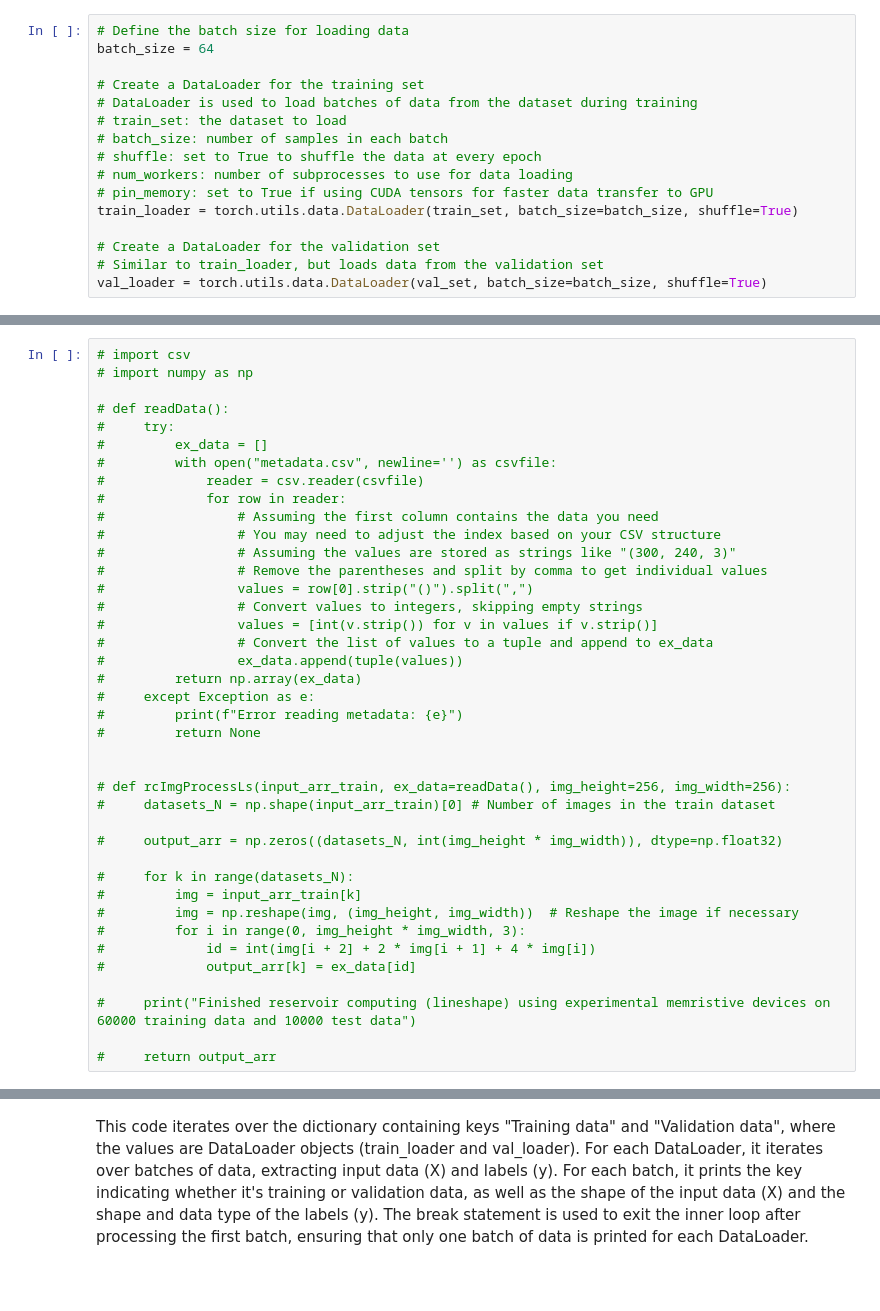
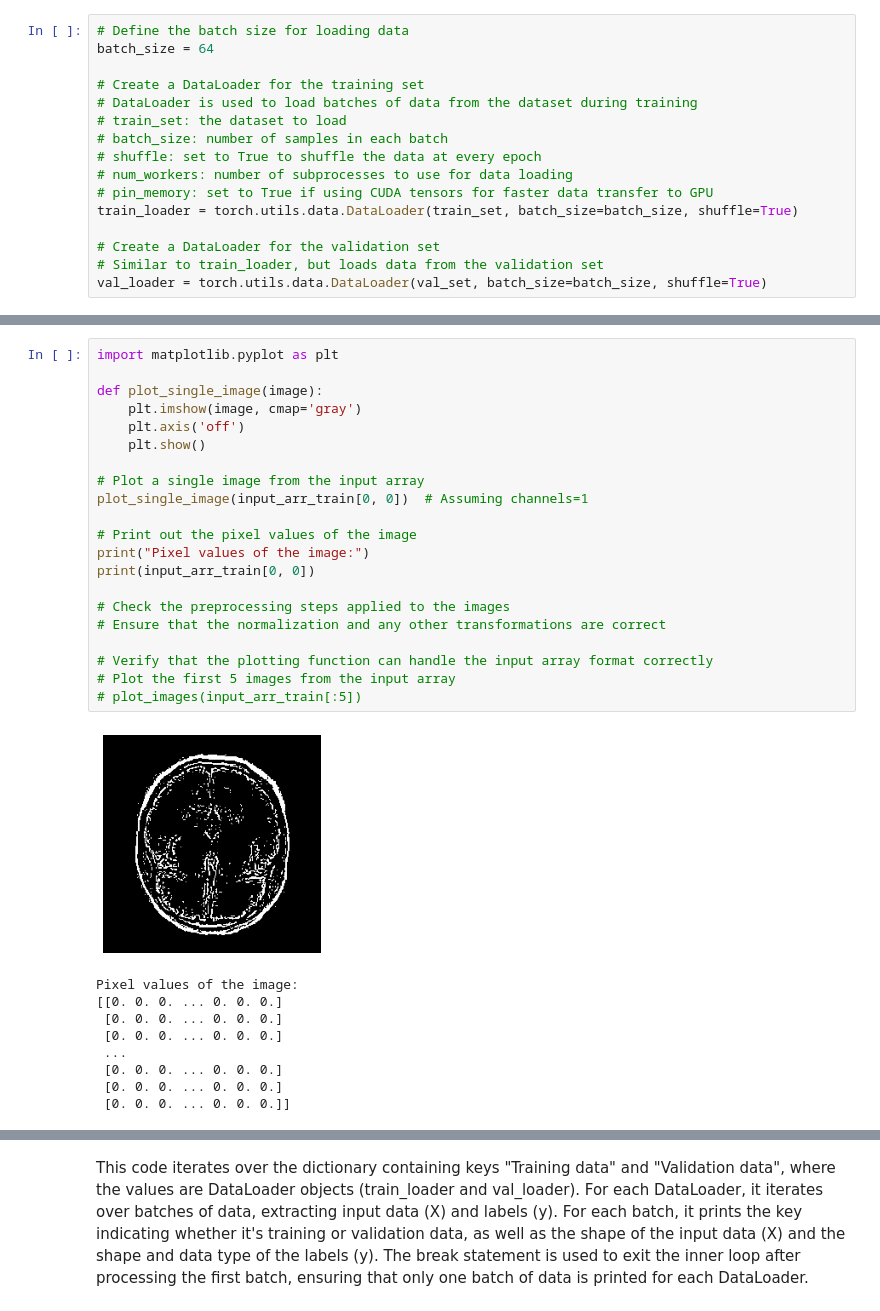
Before and after one commit to sherreee/CNN-Pytorch, a Jupyter notebook: Brain Tumor.ipynb, the cells around one changed output, grey strips where cells are left out. Cells and saved outputs as stored; diff of their text form; blank space fills up the shorter version.

```diff
--- a/Brain Tumor.ipynb
+++ b/Brain Tumor.ipynb
@@ -378,41 +384,32 @@ Shape of the validation images array: (2186, 1, 256, 256)
-# %%
-# import csv
-# import numpy as np
-
-# def readData():
-#     try:
-#         ex_data = []
-#         with open("metadata.csv", newline='') as csvfile:
-#             reader = csv.reader(csvfile)
-#             for row in reader:
-#                 # Assuming the first column contains the data you need
-#                 # You may need to adjust the index based on your CSV structure
-#                 # Assuming the values are stored as strings like "(300, 240, 3)"
-#                 # Remove the parentheses and split by comma to get individual values
-#                 values = row[0].strip("()").split(",")
-#                 # Convert values to integers, skipping empty strings
-#                 values = [int(v.strip()) for v in values if v.strip()]
-#                 # Convert the list of values to a tuple and append to ex_data
-#                 ex_data.append(tuple(values))
-#         return np.array(ex_data)
-#     except Exception as e:
-#         print(f"Error reading metadata: {e}")
-#         return None
-
-
-# def rcImgProcessLs(input_arr_train, ex_data=readData(), img_height=256, img_width=256):
-#     datasets_N = np.shape(input_arr_train)[0] # Number of images in the train dataset
-
-#     output_arr = np.zeros((datasets_N, int(img_height * img_width)), dtype=np.float32)
-
-#     for k in range(datasets_N):
-#         img = input_arr_train[k]
-#         img = np.reshape(img, (img_height, img_width))  # Reshape the image if necessary
-#         for i in range(0, img_height * img_width, 3):
-#             id = int(img[i + 2] + 2 * img[i + 1] + 4 * img[i])
-#             output_arr[k] = ex_data[id]
-
-#     print("Finished reservoir computing (lineshape) using experimental memristive devices on 60000 training data and 10000 test data")
-
-#     return output_arr
+# %%
+import matplotlib.pyplot as plt
+
+def plot_single_image(image):
+    plt.imshow(image, cmap='gray')
+    plt.axis('off')
+    plt.show()
+
+# Plot a single image from the input array
+plot_single_image(input_arr_train[0, 0])  # Assuming channels=1
+
+# Print out the pixel values of the image
+print("Pixel values of the image:")
+print(input_arr_train[0, 0])
+
+# Check the preprocessing steps applied to the images
+# Ensure that the normalization and any other transformations are correct
+
+# Verify that the plotting function can handle the input array format correctly
+# Plot the first 5 images from the input array
+# plot_images(input_arr_train[:5])
+# %% [output]
+[figure, added]
+Pixel values of the image:
+[[0. 0. 0. ... 0. 0. 0.]
+ [0. 0. 0. ... 0. 0. 0.]
+ [0. 0. 0. ... 0. 0. 0.]
+ ...
+ [0. 0. 0. ... 0. 0. 0.]
+ [0. 0. 0. ... 0. 0. 0.]
+ [0. 0. 0. ... 0. 0. 0.]]
 # %%
```
Also changed, not shown: parts of 16 cells of this notebook, 1 other file.
